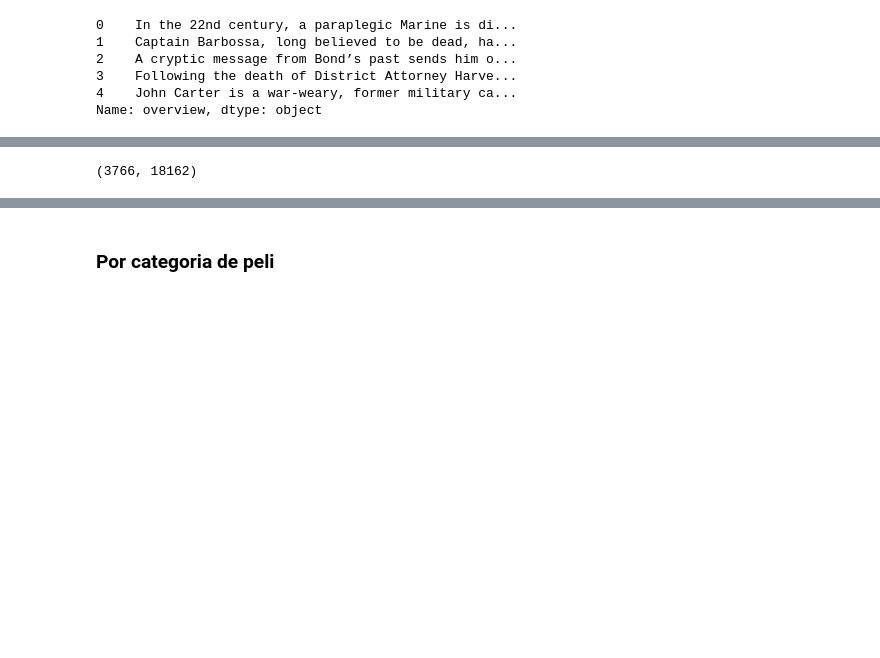
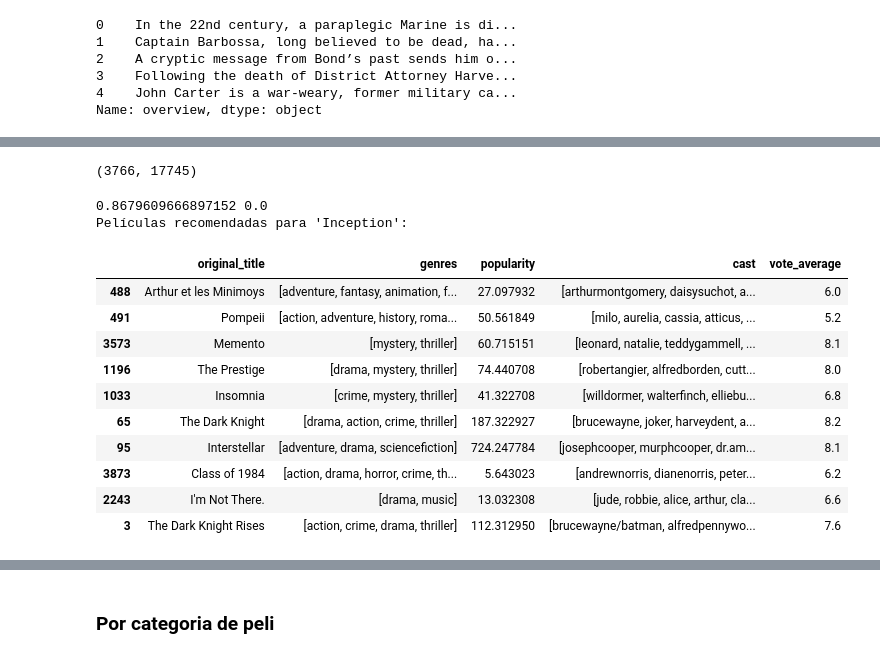
Before and after one commit to duartena/TXAI_Project, a Jupyter notebook: main_2 copy.ipynb, the cells around one changed output, grey strips where cells are left out. Saved outputs shown, nothing was run; the diff lists cells and outputs as text; code cells hidden in the pictures; blank space fills up the shorter version.

```diff
--- a/main_2 copy.ipynb
+++ b/main_2 copy.ipynb
@@ -96,13 +140,8 @@ from sklearn.feature_extraction.text import TfidfVectorizer
 #Define a TF-IDF Vectorizer Object. Remove all english stop words such as 'the', 'a'
 tfidf = TfidfVectorizer(stop_words='english')
 
-#Replace NaN with an empty string
-tmdb_5000_movies['overview'] = tmdb_5000_movies['overview'].fillna('')
+tfidf_matrix = tfidf.fit_transform(tmdb_5000_movies['soup'])
 
-#Construct the required TF-IDF matrix by fitting and transforming the data
-tfidf_matrix = tfidf.fit_transform(tmdb_5000_movies['overview'])
-
-#Output the shape of tfidf_matrix
-tfidf_matrix.shape
+print(tfidf_matrix.shape)
 # %% [output]
-(3766, 18162)
+(3766, 17745)
@@ -108,0 +161,19 @@ tfidf_matrix.shape
+# %%
+peli = "Inception"
+pelicula_recomendada = recomendar_pelicula(peli, k=10)
+print(f"Películas recomendadas para '{peli}':")
+pd.DataFrame(pelicula_recomendada)
+# %% [output]
+0.8679609666897152 0.0
+Películas recomendadas para 'Inception':
+|  | original_title | genres | popularity | cast | vote_average |
+| 488 | Arthur et les Minimoys | [adventure, fantasy, animation, f... | 27.097932 | [arthurmontgomery, daisysuchot, a... | 6.0 |
+| 491 | Pompeii | [action, adventure, history, roma... | 50.561849 | [milo, aurelia, cassia, atticus, ... | 5.2 |
+| 3573 | Memento | [mystery, thriller] | 60.715151 | [leonard, natalie, teddygammell, ... | 8.1 |
+| 1196 | The Prestige | [drama, mystery, thriller] | 74.440708 | [robertangier, alfredborden, cutt... | 8.0 |
+| 1033 | Insomnia | [crime, mystery, thriller] | 41.322708 | [willdormer, walterfinch, elliebu... | 6.8 |
+| 65 | The Dark Knight | [drama, action, crime, thriller] | 187.322927 | [brucewayne, joker, harveydent, a... | 8.2 |
+| 95 | Interstellar | [adventure, drama, sciencefiction] | 724.247784 | [josephcooper, murphcooper, dr.am... | 8.1 |
+| 3873 | Class of 1984 | [action, drama, horror, crime, th... | 5.643023 | [andrewnorris, dianenorris, peter... | 6.2 |
+| 2243 | I'm Not There. | [drama, music] | 13.032308 | [jude, robbie, alice, arthur, cla... | 6.6 |
+| 3 | The Dark Knight Rises | [action, crime, drama, thriller] | 112.312950 | [brucewayne/batman, alfredpennywo... | 7.6 |
```
Also changed, not shown: parts of 14 cells of this notebook, 1 other file.
